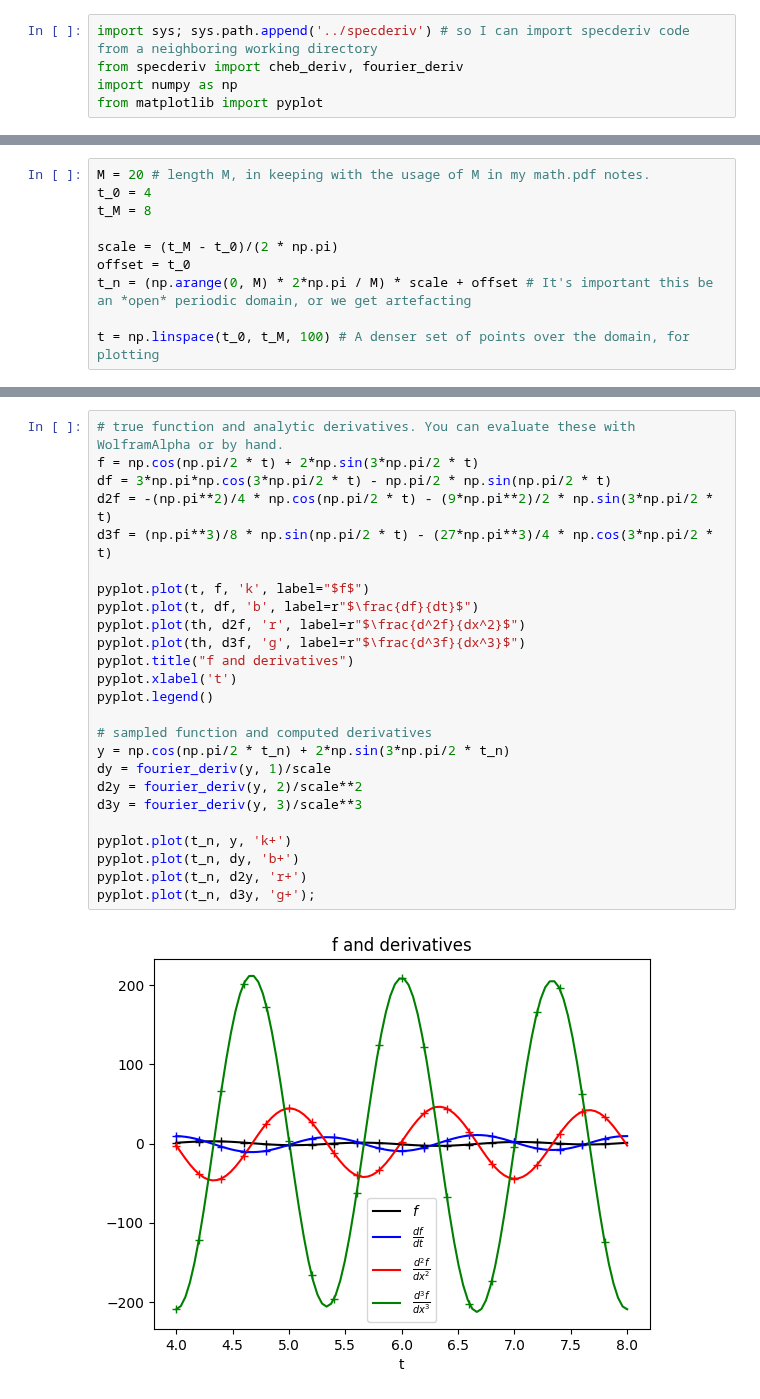
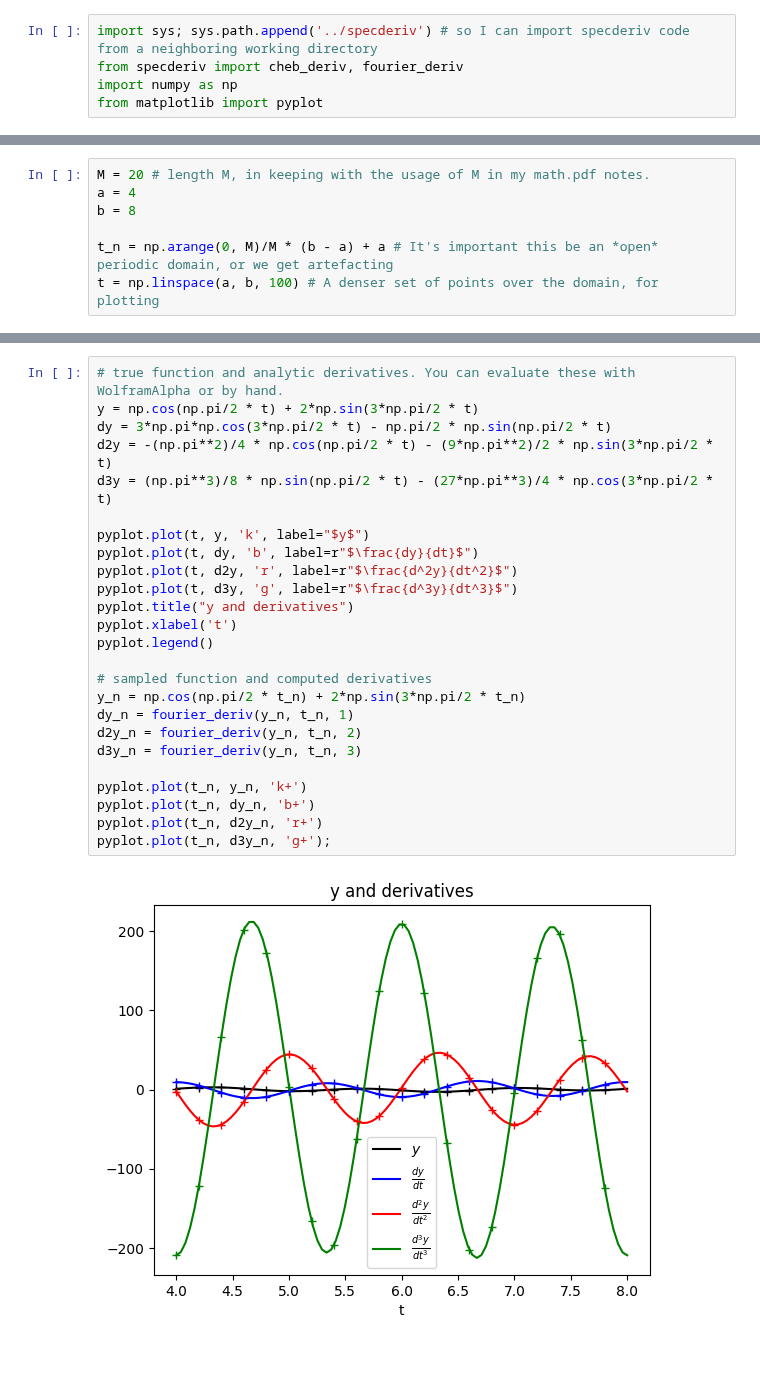
Before and after one commit to pavelkomarov/spectral-derivatives, a Jupyter notebook: notebooks/arbitrary_domains.ipynb, the cells around one changed output, grey strips where cells are left out. Cells and saved outputs as stored; diff of their text form; blank space fills up the shorter version.

```diff
--- a/notebooks/arbitrary_domains.ipynb
+++ b/notebooks/arbitrary_domains.ipynb
@@ -101,13 +99,10 @@ $$ \theta \in \frac{[0, M) \cdot 2\pi}{M} \leftrightarrow t_n \in \frac{[0, M) \
 # %%
 M = 20 # length M, in keeping with the usage of M in my math.pdf notes.
-t_0 = 4
-t_M = 8
+a = 4
+b = 8
 
-scale = (t_M - t_0)/(2 * np.pi)
-offset = t_0
-t_n = (np.arange(0, M) * 2*np.pi / M) * scale + offset # It's important this be an *open* periodic domain, or we get artefacting
-
-t = np.linspace(t_0, t_M, 100) # A denser set of points over the domain, for plotting
+t_n = np.arange(0, M)/M * (b - a) + a # It's important this be an *open* periodic domain, or we get artefacting
+t = np.linspace(a, b, 100) # A denser set of points over the domain, for plotting
 # %% [markdown]
 We can now sample the function at $t_n$, which is as if we've smooshed it in to $[0, 2\pi)$.
 
@@ -120,27 +115,27 @@ Notice that because we've scaled the *length* of the interval, everything has be
 # %%
 # true function and analytic derivatives. You can evaluate these with WolframAlpha or by hand.
-f = np.cos(np.pi/2 * t) + 2*np.sin(3*np.pi/2 * t)
-df = 3*np.pi*np.cos(3*np.pi/2 * t) - np.pi/2 * np.sin(np.pi/2 * t)
-d2f = -(np.pi**2)/4 * np.cos(np.pi/2 * t) - (9*np.pi**2)/2 * np.sin(3*np.pi/2 * t)
-d3f = (np.pi**3)/8 * np.sin(np.pi/2 * t) - (27*np.pi**3)/4 * np.cos(3*np.pi/2 * t)
+y = np.cos(np.pi/2 * t) + 2*np.sin(3*np.pi/2 * t)
+dy = 3*np.pi*np.cos(3*np.pi/2 * t) - np.pi/2 * np.sin(np.pi/2 * t)
+d2y = -(np.pi**2)/4 * np.cos(np.pi/2 * t) - (9*np.pi**2)/2 * np.sin(3*np.pi/2 * t)
+d3y = (np.pi**3)/8 * np.sin(np.pi/2 * t) - (27*np.pi**3)/4 * np.cos(3*np.pi/2 * t)
 
-pyplot.plot(t, f, 'k', label="$f$")
-pyplot.plot(t, df, 'b', label=r"$\frac{df}{dt}$")
-pyplot.plot(th, d2f, 'r', label=r"$\frac{d^2f}{dx^2}$")
-pyplot.plot(th, d3f, 'g', label=r"$\frac{d^3f}{dx^3}$")
-pyplot.title("f and derivatives")
+pyplot.plot(t, y, 'k', label="$y$")
+pyplot.plot(t, dy, 'b', label=r"$\frac{dy}{dt}$")
+pyplot.plot(t, d2y, 'r', label=r"$\frac{d^2y}{dt^2}$")
+pyplot.plot(t, d3y, 'g', label=r"$\frac{d^3y}{dt^3}$")
+pyplot.title("y and derivatives")
 pyplot.xlabel('t')
 pyplot.legend()
 
 # sampled function and computed derivatives
-y = np.cos(np.pi/2 * t_n) + 2*np.sin(3*np.pi/2 * t_n)
-dy = fourier_deriv(y, 1)/scale
-d2y = fourier_deriv(y, 2)/scale**2
-d3y = fourier_deriv(y, 3)/scale**3
+y_n = np.cos(np.pi/2 * t_n) + 2*np.sin(3*np.pi/2 * t_n)
+dy_n = fourier_deriv(y_n, t_n, 1)
+d2y_n = fourier_deriv(y_n, t_n, 2)
+d3y_n = fourier_deriv(y_n, t_n, 3)
 
-pyplot.plot(t_n, y, 'k+')
-pyplot.plot(t_n, dy, 'b+')
-pyplot.plot(t_n, d2y, 'r+')
-pyplot.plot(t_n, d3y, 'g+');
+pyplot.plot(t_n, y_n, 'k+')
+pyplot.plot(t_n, dy_n, 'b+')
+pyplot.plot(t_n, d2y_n, 'r+')
+pyplot.plot(t_n, d3y_n, 'g+');
 # %% [output]
-[figure, old version]
+[figure, new version]
```
Also changed, not shown: parts of 7 cells of this notebook, 1 other file.
